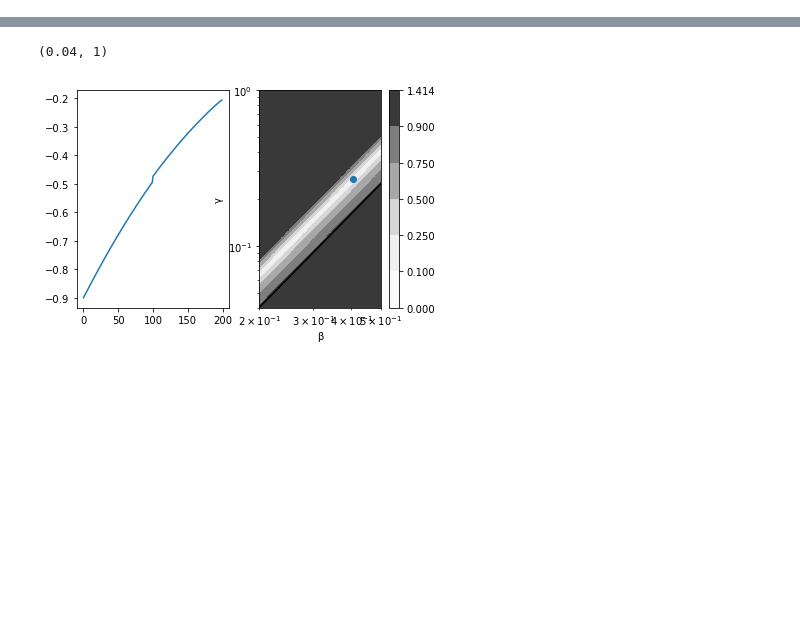
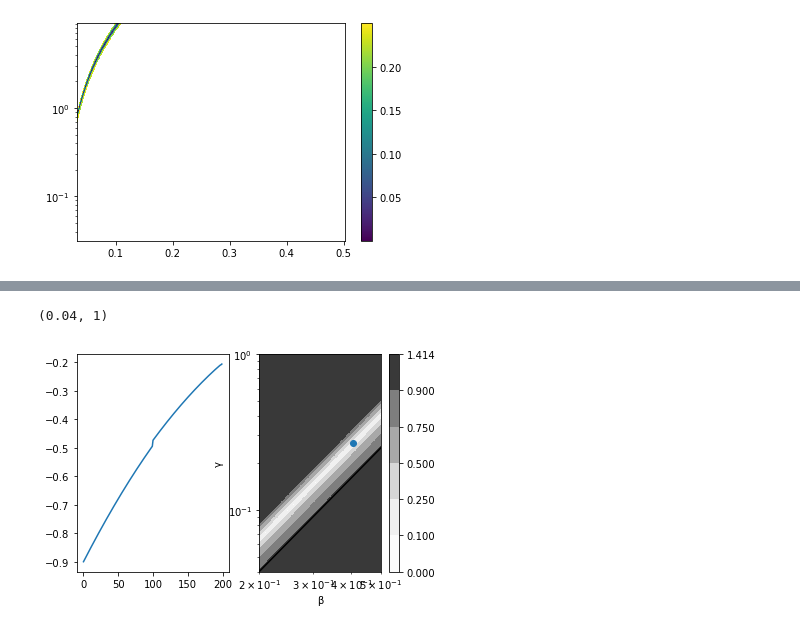
Before and after one commit to hdrake/sarah, a Jupyter notebook: notebooks/3d_regime_diagram-Copy1.ipynb, the cells around one changed output, grey strips where cells are left out. Cells and saved outputs as stored; diff of their text form; code cells hidden in the pictures; blank space fills up the shorter version.

```diff
--- a/notebooks/3d_regime_diagram-Copy1.ipynb
+++ b/notebooks/3d_regime_diagram-Copy1.ipynb
@@ -83,3 +81,10 @@ plt.yscale("log")
+# %%
+plt.pcolor(ds['β'], ds['γ'], ds["match"].where(c.astype(np.float64)==1).values[100, :, :])
+plt.colorbar()
+plt.yscale("log")
+#plt.ylim(1.8e-1, 5e-1)
+# %% [output]
+[figure, added]
 # %%
 plt.pcolor(ds["β"], ds['γ'], ds["mode"].where(c.astype(np.float64)==1).values[0, :, :])
 plt.colorbar()
```
Also changed, not shown: parts of 12 cells of this notebook, 3 other files.
